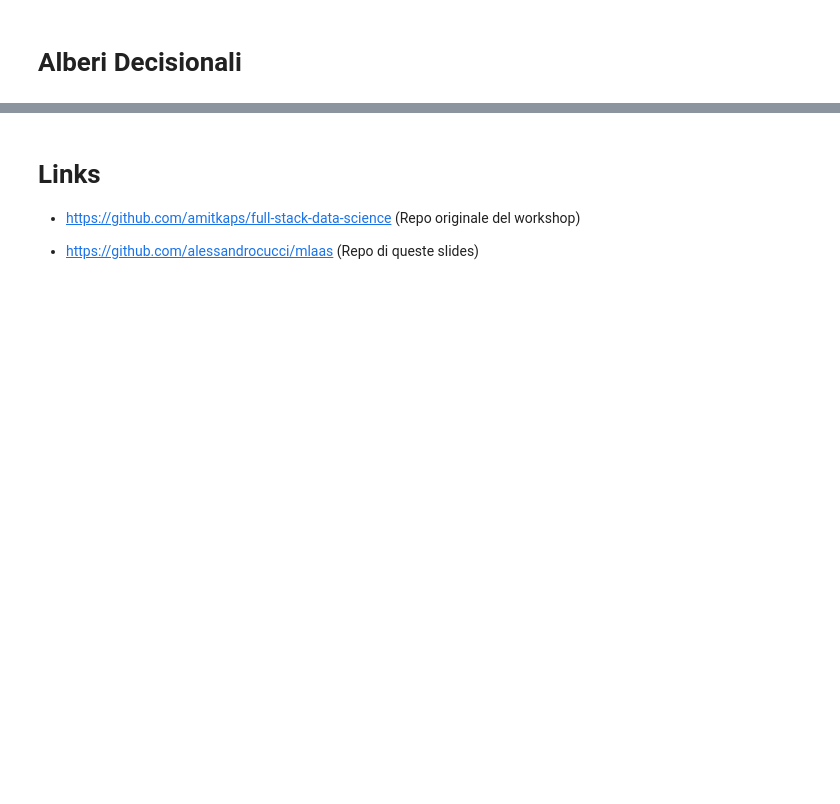
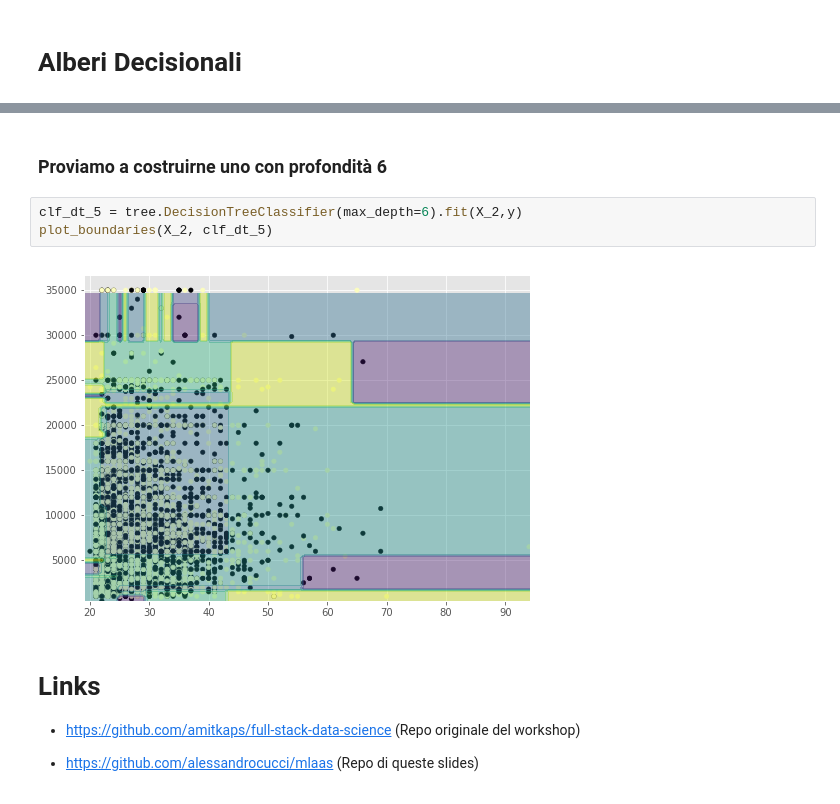
Before and after one commit to alessandrocucci/mlaas, a Jupyter notebook: static/Machine Learning as a Service.ipynb, the cells around one changed output, grey strips where cells are left out. Cells and saved outputs as stored; diff of their text form; blank space fills up the shorter version.

```diff
--- a/static/Machine Learning as a Service.ipynb
+++ b/static/Machine Learning as a Service.ipynb
@@ -228,3 +272,10 @@ df_encoded.head()
+# %% [markdown]
+### Proviamo a costruirne uno con profondità 6
+# %%
+clf_dt_5 = tree.DecisionTreeClassifier(max_depth=6).fit(X_2,y)
+plot_boundaries(X_2, clf_dt_5)
+# %% [output]
+[figure, added]
 # %% [markdown]
 # Links
 
```
Also changed, not shown: parts of 9 cells of this notebook, 2 other files.
